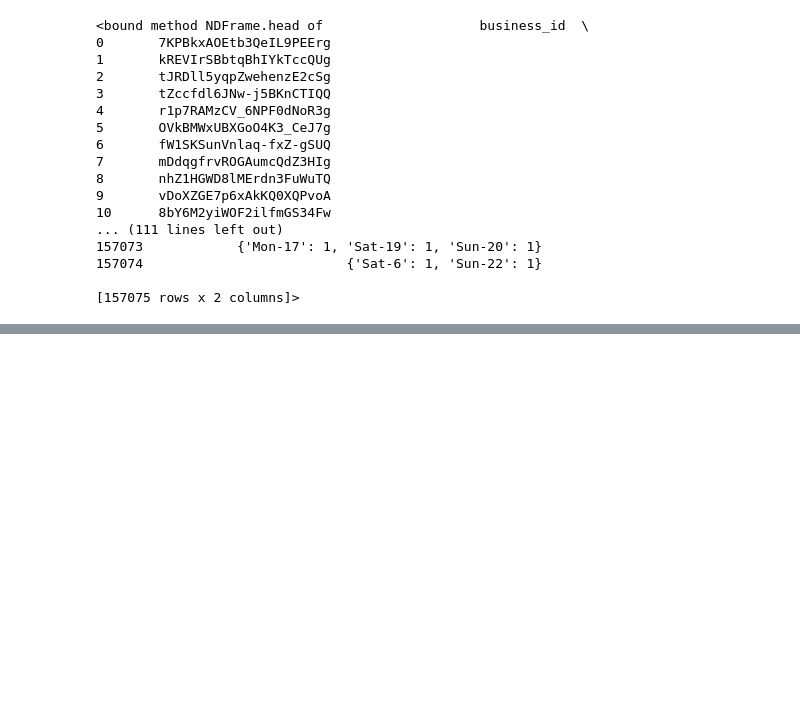
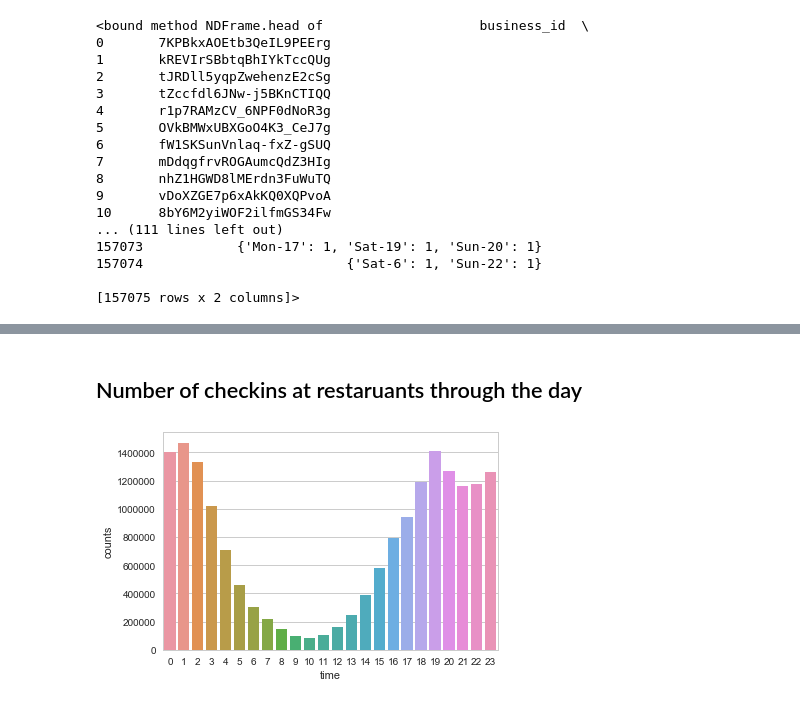
Before and after one commit to AstroBoy1/yelp-datasetchallenge, a Jupyter notebook: Statistics.ipynb, the cells around one changed output, grey strips where cells are left out. Drawn from its saved outputs; the diff is of its cells as text; code cells hidden in the pictures; blank space fills up the shorter version.

```diff
--- a/Statistics.ipynb
+++ b/Statistics.ipynb
@@ -240,0 +261,10 @@ ax = sns.barplot(x="day", y="counts", data=day_counts_df)
+# %% [markdown]
+## Number of checkins at restaruants through the day
+# %%
+time_counts_df = pd.DataFrame()
+time_counts_df['time'] = time_counts.keys()
+time_counts_df['counts'] = time_counts.values()
+sns.set(style="whitegrid")
+ax = sns.barplot(x="time", y="counts", data=time_counts_df)
+# %% [output]
+[figure, added]
```
Also changed, not shown: parts of 10 cells of this notebook.
